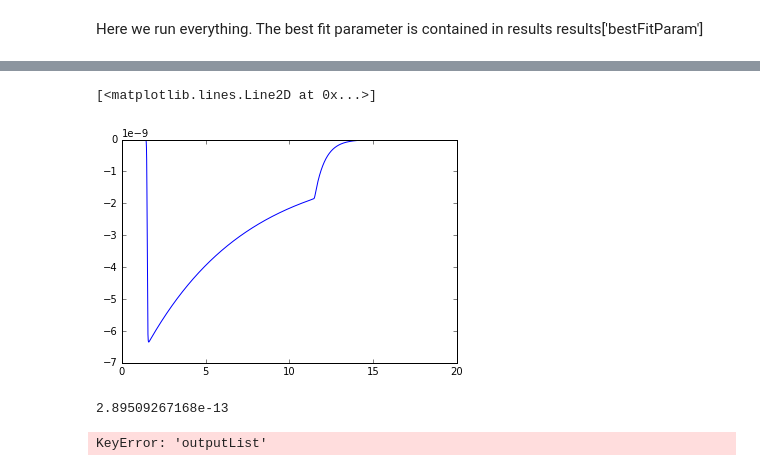
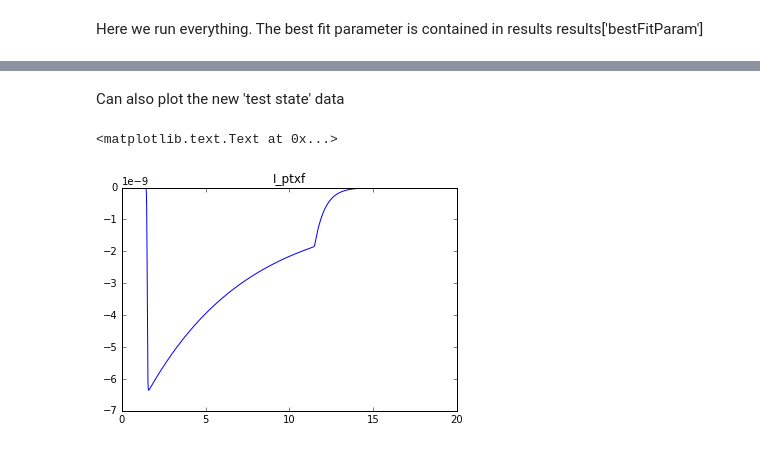
Before and after one commit to huskeypm/microglia, a Jupyter notebook: fitting/fitting.ipynb, the cells around one changed output, grey strips where cells are left out. Cells and saved outputs as stored; diff of their text form; code cells hidden in the pictures.

```diff
--- a/fitting/fitting.ipynb
+++ b/fitting/fitting.ipynb
@@ -95,8 +96,8 @@ results = ga.run(
     variedParamTruthVal = 2.22e-13  ,
     timeStart = 1.5e3,
     jobDuration = 20e3,
-    numRandomDraws = 5,
-    numIters = 5,
+    numRandomDraws = 2,
+    numIters = 1,
     sigmaScaleRate = 0.15,
     outputParamName = "I",
     outputParamSearcher = testState,
@@ -272,23 +138,12 @@ INFO:ModelParameters:     Num full states: 41
+# %% [markdown]
+Can also plot the new 'test state' data
 # %%
-data = results['newOutputs']
+data = results['data']
 #dataSub = ao.GetData(data,"Cai")
-dataSub = ao.GetData(data,testState)
+dataSub = aG.GetData(data,testState)
 
 plt.plot(dataSub.t,dataSub.valsIdx)
+plt.title(testState)
 # %% [output]
-[<matplotlib.lines.Line2D at 0x...>]
+<matplotlib.text.Text at 0x...>
-[figure, old version]
+[figure, new version]
-# %%
-print results['bestFitParam']
-# %% [output]
-2.89509267168e-13
-# %%
-odeModel = 'microgliav48.ode'
-yamlVarFile = "P2X4FitVar.yaml"
-jobDuration = 20e3
-outputList = results['outputList']
-varDict = {'G12_ptxf': results['bestFitParam']}
-fixedParamDict = ga.YamlToParamDict(yamlVarFile)
-jobDict =  {'odeModel':odeModel,'varDict':varDict,'fixedParamDict':fixedParamDict,'jobNum':0,'jobDuration':jobDuration, 'outputList':None}
-# %% [output]
-KeyError: 'outputList'
```
Also changed, not shown: parts of 22 cells of this notebook, 2 other files.
